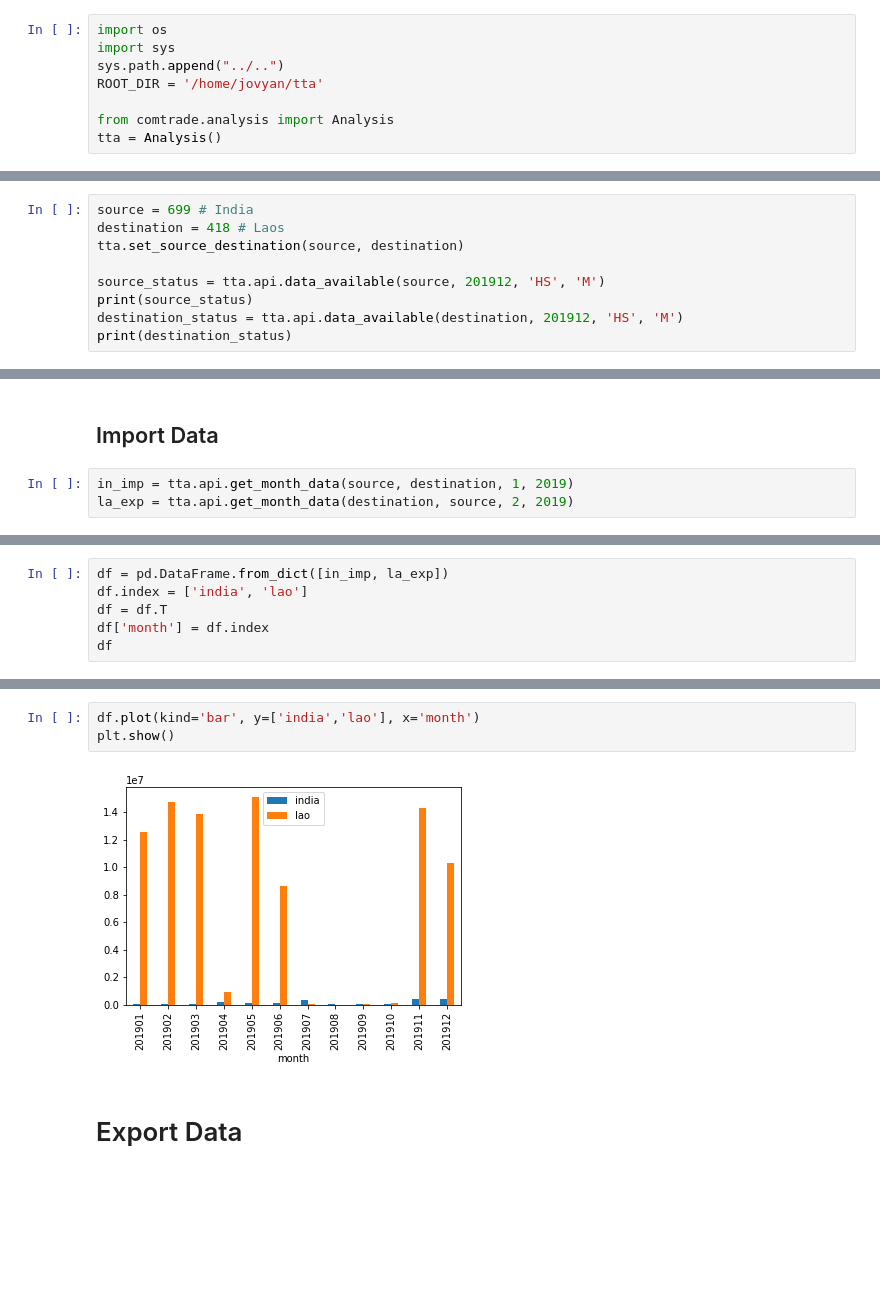
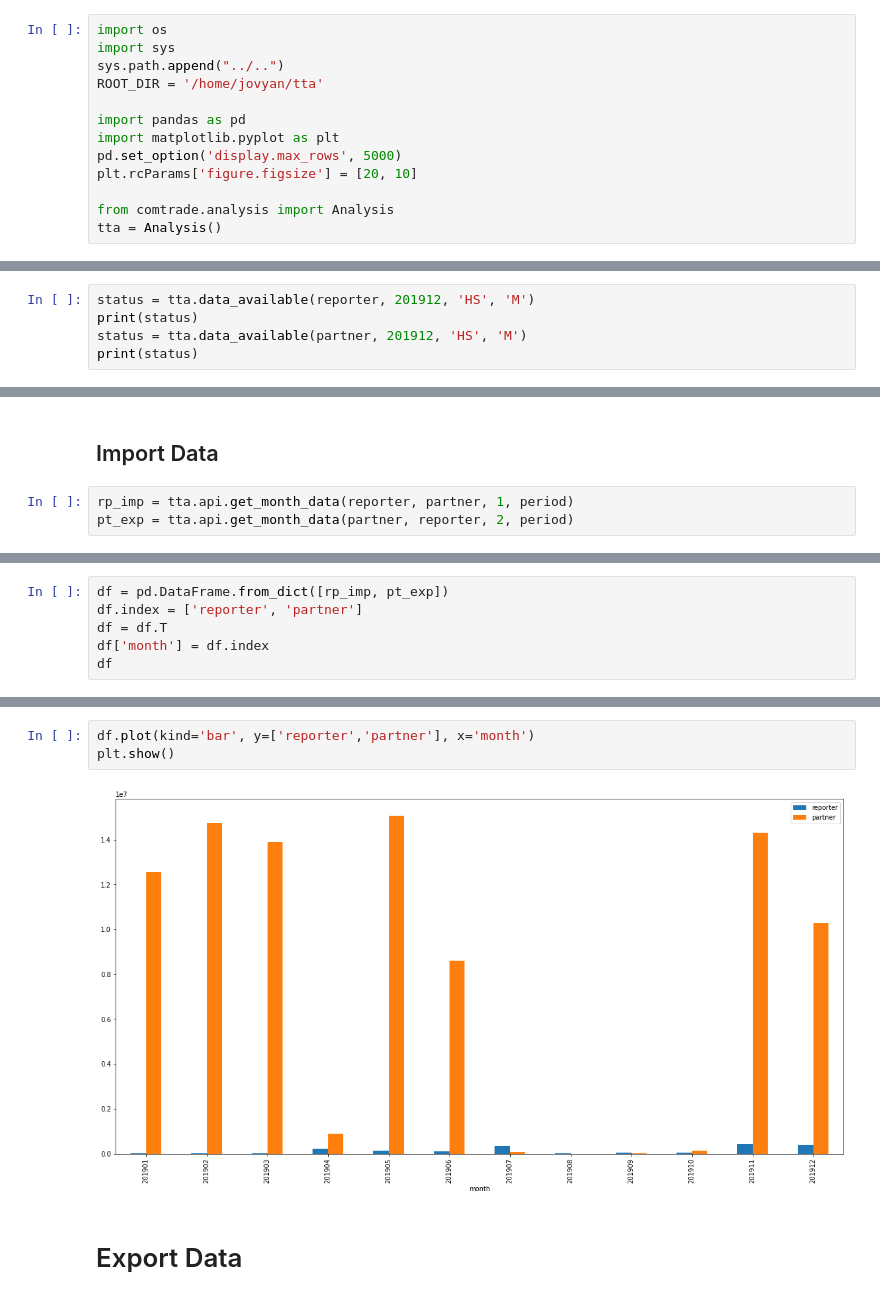
Before and after one commit to kmaneesh/tta, a Jupyter notebook: notebook/country/compare.ipynb, the cells around one changed output, grey strips where cells are left out. Cells and saved outputs as stored; diff of their text form; blank space fills up the shorter version.

```diff
--- a/notebook/country/compare.ipynb
+++ b/notebook/country/compare.ipynb
@@ -10,5 +32,10 @@ import sys
 sys.path.append("../..")
 ROOT_DIR = '/home/jovyan/tta'
 
+import pandas as pd
+import matplotlib.pyplot as plt
+pd.set_option('display.max_rows', 5000)
+plt.rcParams['figure.figsize'] = [20, 10]
+
 from comtrade.analysis import Analysis
 tta = Analysis()
@@ -48,18 +44,14 @@ trade_regime_ids
 # %%
-source = 699 # India
-destination = 418 # Laos
-tta.set_source_destination(source, destination)
-
-source_status = tta.api.data_available(source, 201912, 'HS', 'M')
-print(source_status)
-destination_status = tta.api.data_available(destination, 201912, 'HS', 'M')
-print(destination_status)
+status = tta.data_available(reporter, 201912, 'HS', 'M')
+print(status)
+status = tta.data_available(partner, 201912, 'HS', 'M')
+print(status)
 # %% [output]
 [{'type': 'COMMODITIES', 'freq': 'MONTHLY', 'px': 'HS', 'r': '699', 'rDesc': 'India', 'ps': '201912', 'TotalRecords': 251502, 'isOriginal': 1, 'publicationDate': '2020-03-02T00:00:00', 'isPartnerDetai ...
 [{'type': 'COMMODITIES', 'freq': 'MONTHLY', 'px': 'HS', 'r': '418', 'rDesc': "Lao People's Dem. Rep.", 'ps': '201912', 'TotalRecords': 15299, 'isOriginal': 1, 'publicationDate': '2020-06-14T00:00:00', ...
 # %% [markdown]
 ## Import Data
 # %%
-in_imp = tta.api.get_month_data(source, destination, 1, 2019)
-la_exp = tta.api.get_month_data(destination, source, 2, 2019)
+rp_imp = tta.api.get_month_data(reporter, partner, 1, period)
+pt_exp = tta.api.get_month_data(partner, reporter, 2, period)
 # %% [output]
@@ -83,6 +75,6 @@ la_exp = tta.api.get_month_data(destination, source, 2, 2019)
 # %%
-df = pd.DataFrame.from_dict([in_imp, la_exp])
-df.index = ['india', 'lao']
+df = pd.DataFrame.from_dict([rp_imp, pt_exp])
+df.index = ['reporter', 'partner']
 df = df.T
 df['month'] = df.index
 df
@@ -101,10 +93,10 @@ df
 | 201911 | 436285 | 14312072 | 201911 |
 | 201912 | 383026 | 10288248 | 201912 |
 # %%
-df.plot(kind='bar', y=['india','lao'], x='month')
+df.plot(kind='bar', y=['reporter','partner'], x='month')
 plt.show()
 # %% [output]
-[figure, old version]
+[figure, new version]
 # %% [markdown]
 # Export Data
 # %%
```
Also changed, not shown: parts of 17 cells of this notebook, 4 other files.
